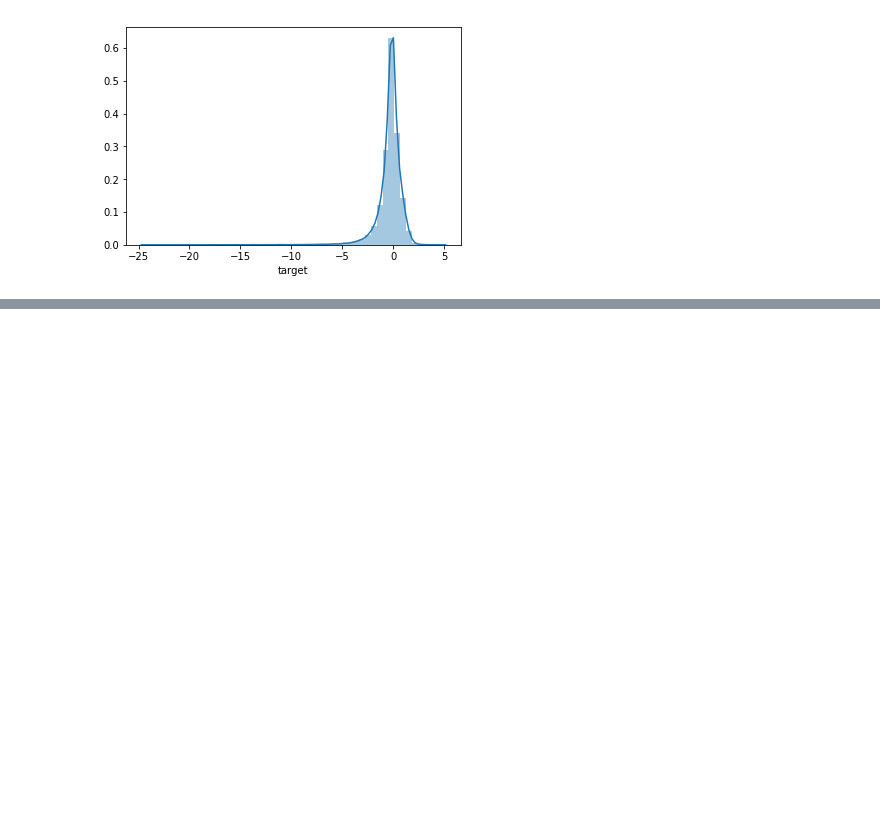
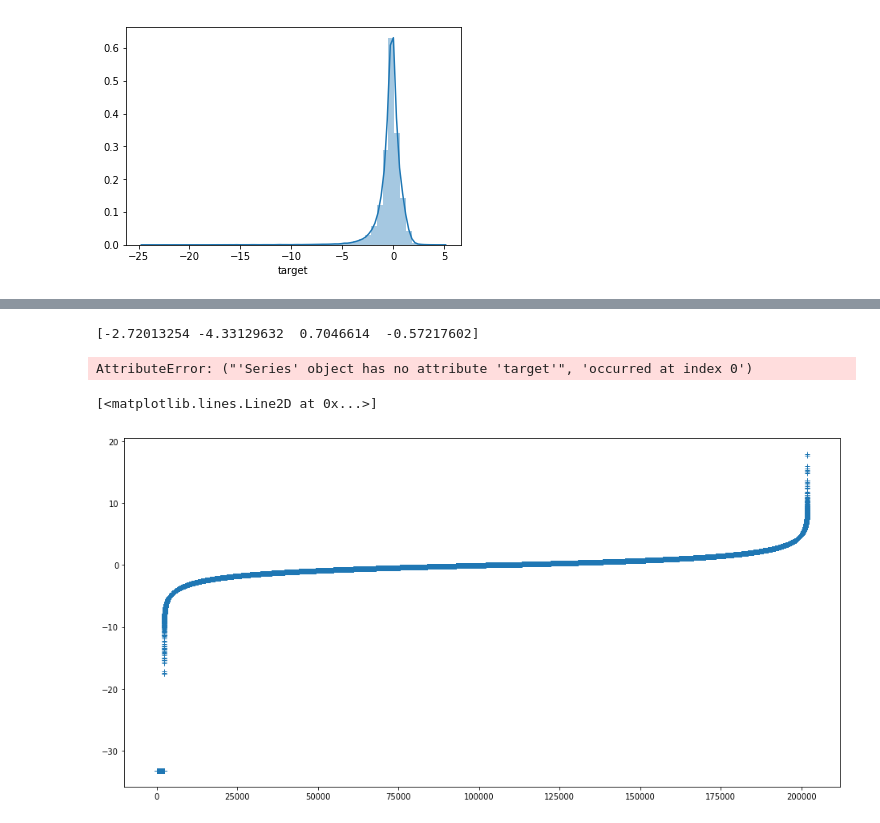
Before and after one commit to SONG-WONHO/Kaggle-Elo, a Jupyter notebook: 6-1 Combining Model with Positive and Negative Target.ipynb, the cells around one changed output, grey strips where cells are left out. Cells and saved outputs as stored; diff of their text form; code cells hidden in the pictures; blank space fills up the shorter version.

```diff
--- a/6-1 Combining Model with Positive and Negative Target.ipynb
+++ b/6-1 Combining Model with Positive and Negative Target.ipynb
@@ -402,0 +509,10 @@ sns.distplot(model_without_outliers.target)
+# %%
+for v in t1.values:
+    print(v)
+    break
+# %% [output]
+[-2.72013254 -4.33129632  0.7046614  -0.57217602]
+# %%
+t1['combi'] = t1.apply(get_target, axis=1)
+# %% [output]
+AttributeError: ("'Series' object has no attribute 'target'", 'occurred at index 0')
@@ -402,0 +521,6 @@ sns.distplot(model_without_outliers.target)
+# %%
+f, ax = plt.subplots(figsize=(16, 8))
+plt.plot(t2.sort_values('target').target.values, '+', linewidth=0.0001)
+# %% [output]
+[<matplotlib.lines.Line2D at 0x...>]
+[figure, added]
```
Also changed, not shown: parts of 44 cells of this notebook.
